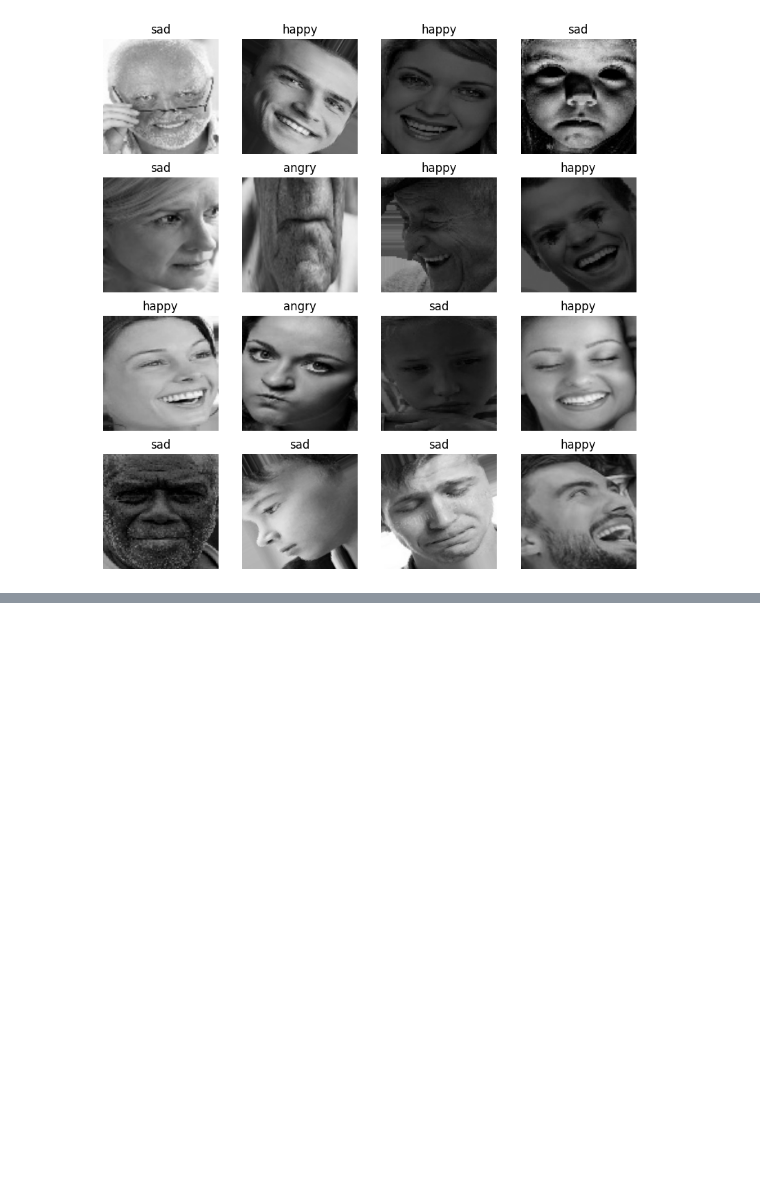
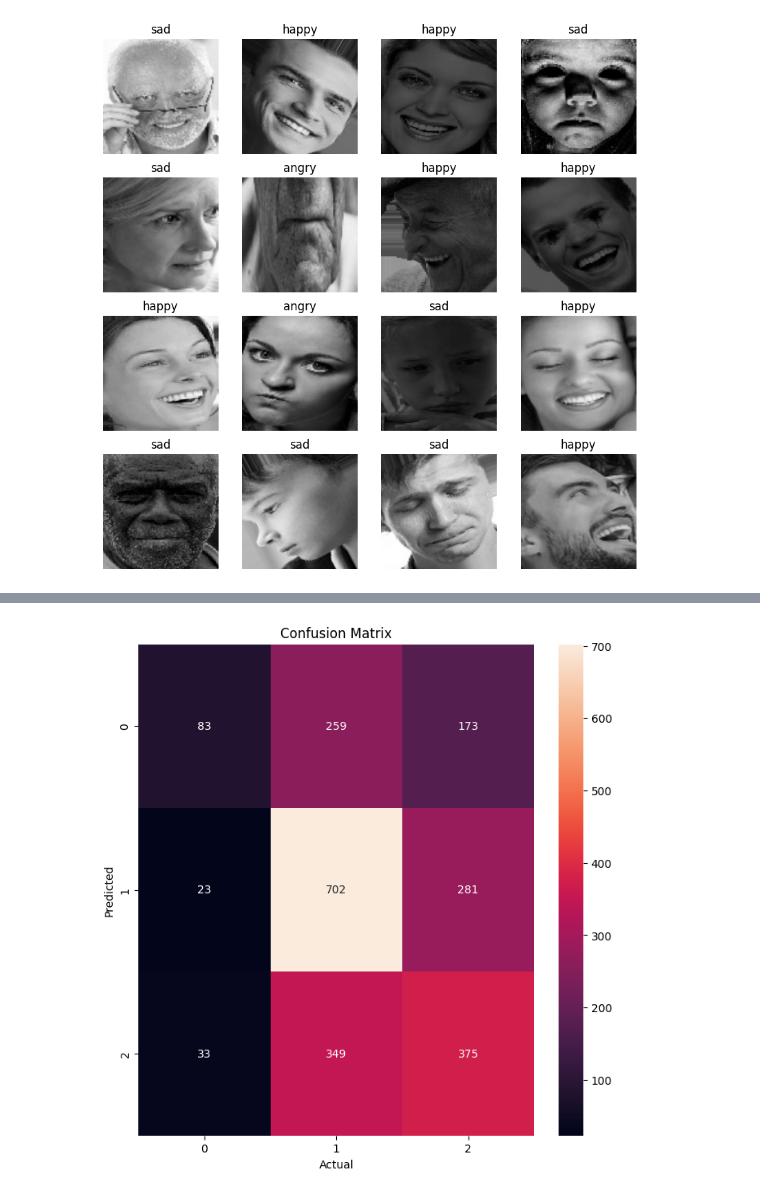
Before and after one commit to albertalvin8080/Python-LearningPath, a Jupyter notebook: tensorflow/05_human_emotions_detection/24_human_emotions_detection.ipynb, the cells around one changed output, grey strips where cells are left out. Saved outputs shown, nothing was run; the diff lists cells and outputs as text; code cells hidden in the pictures; blank space fills up the shorter version.

```diff
--- a/tensorflow/05_human_emotions_detection/24_human_emotions_detection.ipynb
+++ b/tensorflow/05_human_emotions_detection/24_human_emotions_detection.ipynb
@@ -261,0 +297,30 @@ plt.show()
+# %%
+labels_true = []
+predicted = []
+
+for images, labels in test_dataset:
+    predicted.append(tf.math.argmax(lenet_model.predict(images, verbose=0), axis=-1))
+    labels_true.append(tf.math.argmax(labels, axis=-1))
+
+print(len(labels_true))
+print(len(predicted))
+
+# We need to do this because the last batch not necessarely has 32 items.
+# And because he doesn't have the same shape as the others, it cannot be feed
+# directly to the confusion matrix.
+labels_true = np.concatenate(
+    [
+        # Using tf.reshape to flatten.
+        tf.reshape(labels_true[:-1], shape=[-1]),
+        tf.reshape(labels_true[-1], shape=[-1]),  # last batch
+    ]
+)
+predicted = np.concatenate(
+    [
+        tf.reshape(predicted[:-1], shape=[-1]),
+        tf.reshape(predicted[-1], shape=[-1]),  # last batch
+    ]
+)
+
+print(len(labels_true))
+print(len(predicted))
@@ -261,0 +334,11 @@ plt.show()
+# %%
+cm = confusion_matrix(labels_true, predicted)
+
+plt.figure(figsize=[8, 8])
+sns.heatmap(cm, annot=True, fmt="d")
+plt.title("Confusion Matrix")
+plt.xlabel("Actual")
+plt.ylabel("Predicted")
+plt.show()
+# %% [output]
+[figure, added]
```
Also changed, not shown: parts of 10 cells of this notebook.
